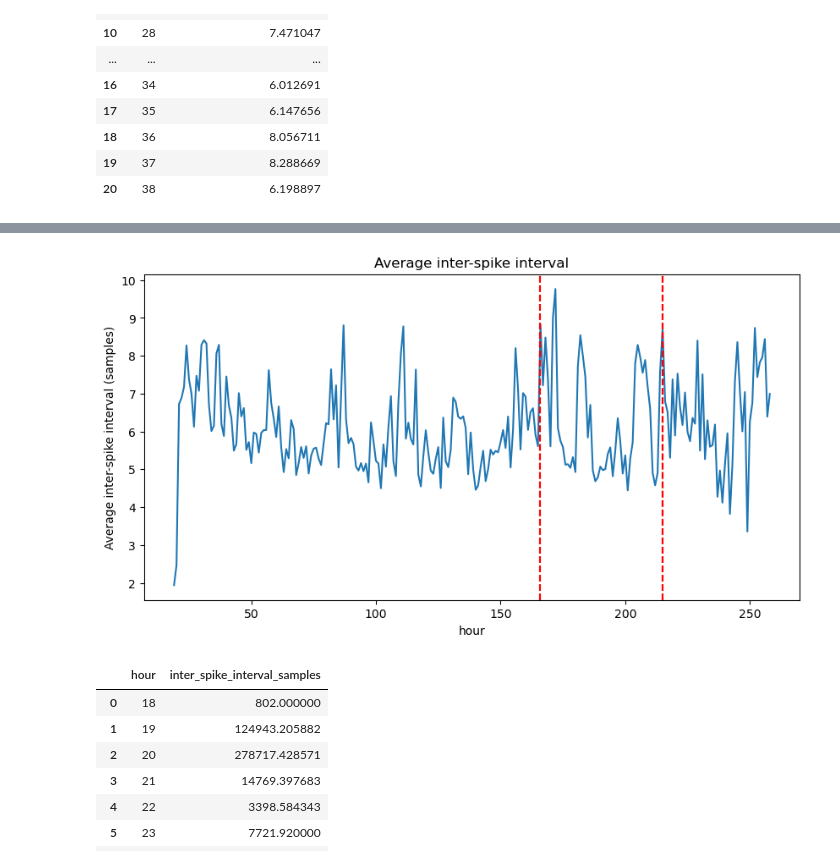
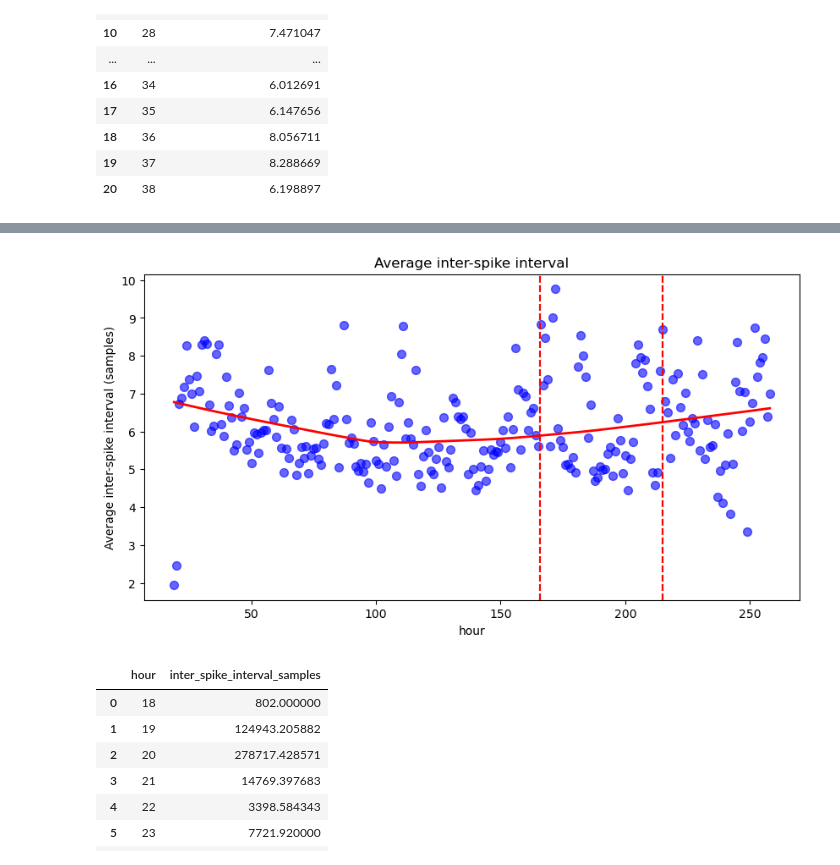
Before and after one commit to devincma/asm_synchrony_paper, a Jupyter notebook: spikes_optimized/analysis_210.ipynb, the cells around one changed output, grey strips where cells are left out. Saved outputs shown, nothing was run; the diff lists cells and outputs as text; code cells hidden in the pictures.

Commit message:
Spike morphology code works now

```diff
--- a/spikes_optimized/analysis_210.ipynb
+++ b/spikes_optimized/analysis_210.ipynb
@@ -322,6 +335,8 @@ def raster_plot(
     ax.set_ylabel("Channel")
     ax.set_xlabel("Time (hours)")
     ax.set_title(title)
+    # Set title font size
+    ax.title.set_size(20)
     ax.invert_yaxis()  # Optional: to have the first channel at the top
     ax.yaxis.set_visible(False)  # Turn off the default y-ticks
     plt.tight_layout()
@@ -365,7 +380,7 @@ for idx, (start, end) in enumerate(seizure_times_samples):
     select_samples_window = (window[0], window[1])
 
     # Create a title for this seizure
-    title = f"Interictal Spikes Raster Plot Around Seizure {idx + 1}"
+    title = f"Seizure {idx + 1}"
 
     # Call the raster_plot function
     raster_plot(
@@ -439,6 +458,10 @@ plt.show()
 # %%
 # Convert peak_index to hour
 all_spikes_df["hour"] = all_spikes_df["peak_index"] // (fs * 3600)
+# Convert peak_index to second
+all_spikes_df["second"] = all_spikes_df["peak_index"] // fs
+# Convert peak_index to minute
+all_spikes_df["minute"] = all_spikes_df["peak_index"] // (fs * 60)
 all_spikes_df.head()
 # %% [output]
 |  | peak_index | channel_index | sequence_index | channel_label | is_soz | inter_spike_interval_samples | ... |
@@ -568,21 +594,28 @@ avg_intervals.head(20)
 # %%
-# Plot hour and inter_spike_interval_samples in avg_intervals
-plt.plot(avg_intervals["hour"], avg_intervals["inter_spike_interval_samples"])
+# Use seaborn's regplot for regression plot with curve fitting using lowess
+sns.regplot(
+    x=avg_intervals["hour"],
+    y=avg_intervals["inter_spike_interval_samples"],
+    lowess=True,
+    scatter_kws={"s": 50, "alpha": 0.6},
+    line_kws={"color": "red", "lw": 2},
+    color="blue",
+)
 
 # Plot vertical lines indicating seizure times
 for start, end in seizure_times_samples:
     plt.axvline(start / (fs * 3600), color="r", linestyle="--")
     plt.axvline(end / (fs * 3600), color="r", linestyle="--")
 
 plt.xlabel("hour")
 plt.ylabel("Average inter-spike interval (samples)")
 plt.title("Average inter-spike interval")
 
 # Make the plot wider
 plt.gcf().set_size_inches(10, 5)
 plt.show()
 # %% [output]
-[figure, old version]
+[figure, new version]
 # %%
 # Group by hour to calculate average inter_spike_interval_samples for the same spike train
 avg_inter_spike_train_intervals = (
```
Also changed, not shown: parts of 19 cells of this notebook, 4 other files.
